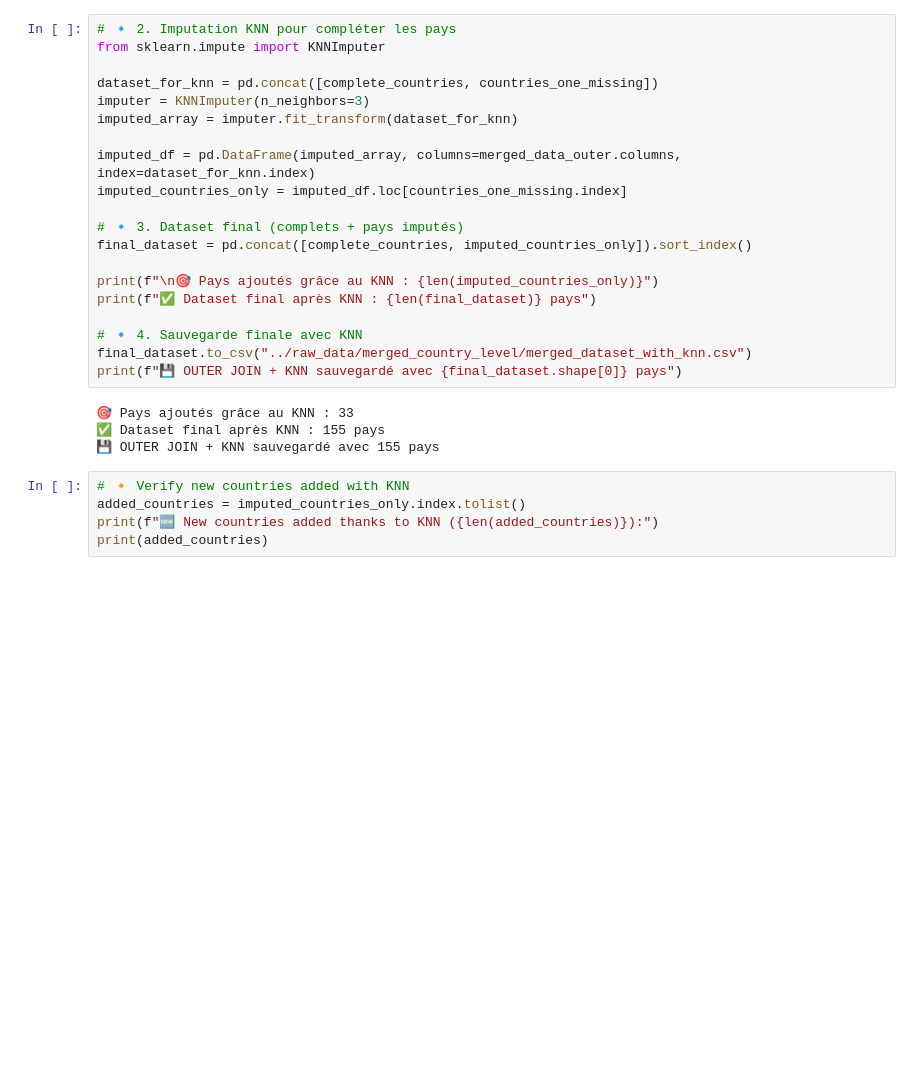
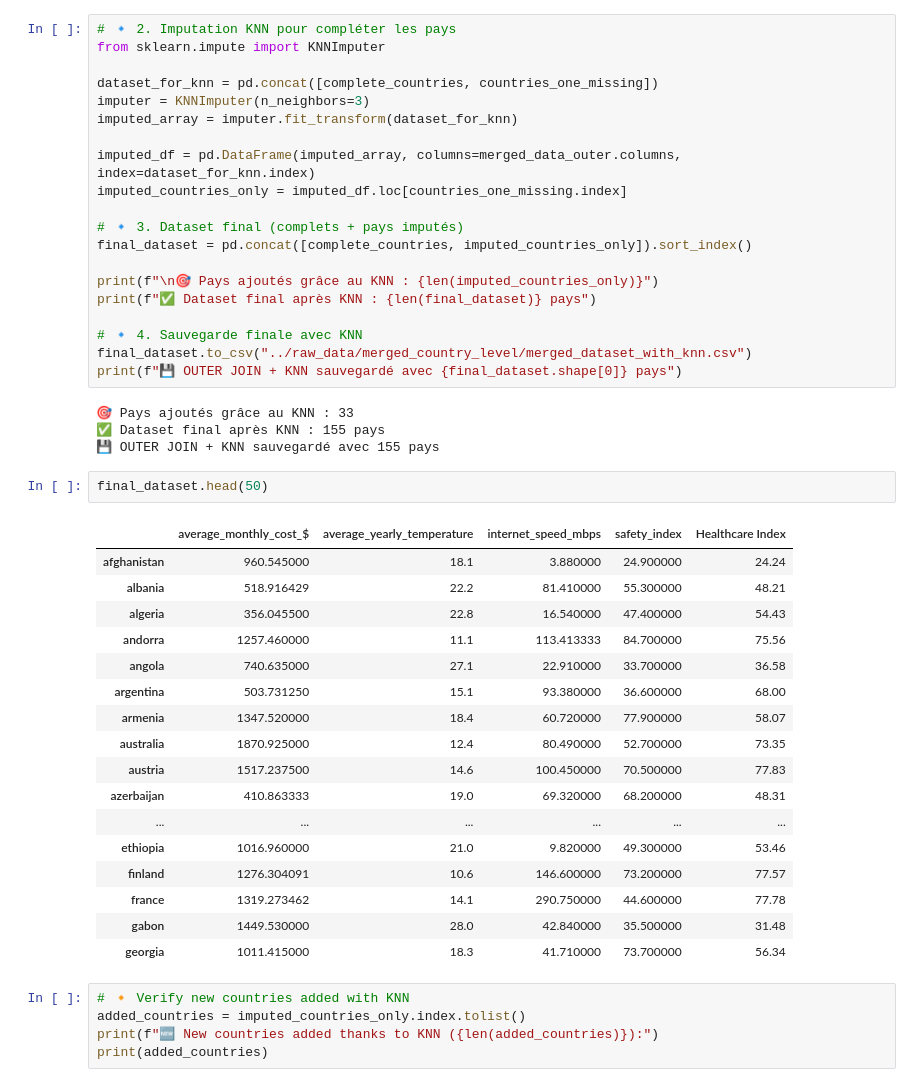
Before and after one commit to Brgtt07/project_ics, a Jupyter notebook: notebooks/dataset_merging.ipynb, the cells around one changed output. Saved outputs shown, nothing was run; the diff lists cells and outputs as text; blank space fills up the shorter version.

```diff
--- a/notebooks/dataset_merging.ipynb
+++ b/notebooks/dataset_merging.ipynb
@@ -311,6 +311,26 @@ print(f"💾 OUTER JOIN + KNN sauvegardé avec {final_dataset.shape[0]} pays")
 🎯 Pays ajoutés grâce au KNN : 33
 ✅ Dataset final après KNN : 155 pays
 💾 OUTER JOIN + KNN sauvegardé avec 155 pays
+# %%
+final_dataset.head(50)
+# %% [output]
+|  | average_monthly_cost_$ | average_yearly_temperature | internet_speed_mbps | safety_index | Healthcare Index |
+| afghanistan | 960.545000 | 18.1 | 3.880000 | 24.900000 | 24.24 |
+| albania | 518.916429 | 22.2 | 81.410000 | 55.300000 | 48.21 |
+| algeria | 356.045500 | 22.8 | 16.540000 | 47.400000 | 54.43 |
+| andorra | 1257.460000 | 11.1 | 113.413333 | 84.700000 | 75.56 |
+| angola | 740.635000 | 27.1 | 22.910000 | 33.700000 | 36.58 |
+| argentina | 503.731250 | 15.1 | 93.380000 | 36.600000 | 68.00 |
+| armenia | 1347.520000 | 18.4 | 60.720000 | 77.900000 | 58.07 |
+| australia | 1870.925000 | 12.4 | 80.490000 | 52.700000 | 73.35 |
+| austria | 1517.237500 | 14.6 | 100.450000 | 70.500000 | 77.83 |
+| azerbaijan | 410.863333 | 19.0 | 69.320000 | 68.200000 | 48.31 |
+| ... | ... | ... | ... | ... | ... |
+| ethiopia | 1016.960000 | 21.0 | 9.820000 | 49.300000 | 53.46 |
+| finland | 1276.304091 | 10.6 | 146.600000 | 73.200000 | 77.57 |
+| france | 1319.273462 | 14.1 | 290.750000 | 44.600000 | 77.78 |
+| gabon | 1449.530000 | 28.0 | 42.840000 | 35.500000 | 31.48 |
+| georgia | 1011.415000 | 18.3 | 41.710000 | 73.700000 | 56.34 |
 # %%
 # 🔸 Verify new countries added with KNN
 added_countries = imputed_countries_only.index.tolist()
```
Also changed, not shown: 2 other files.
